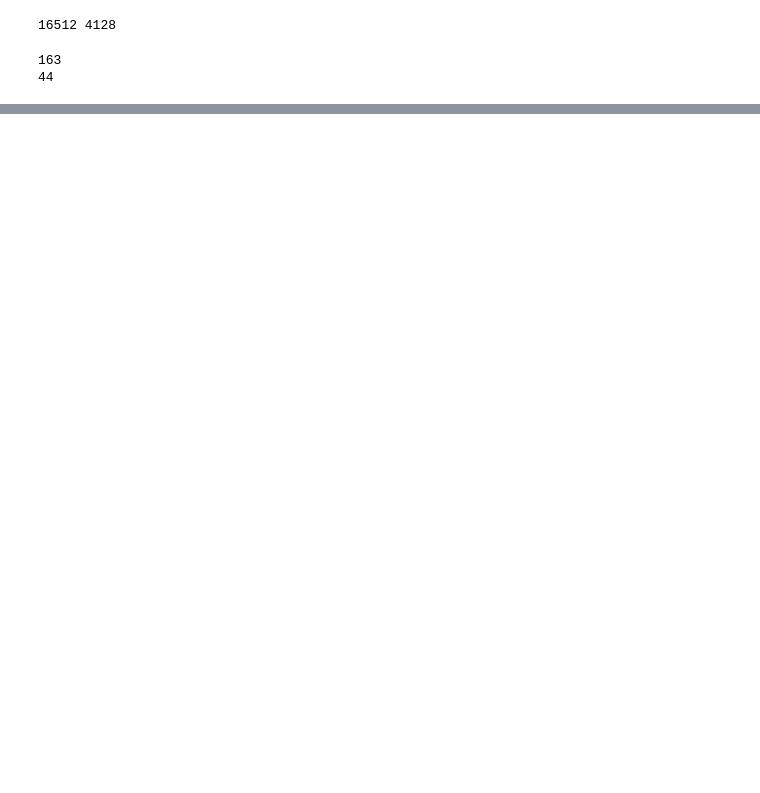
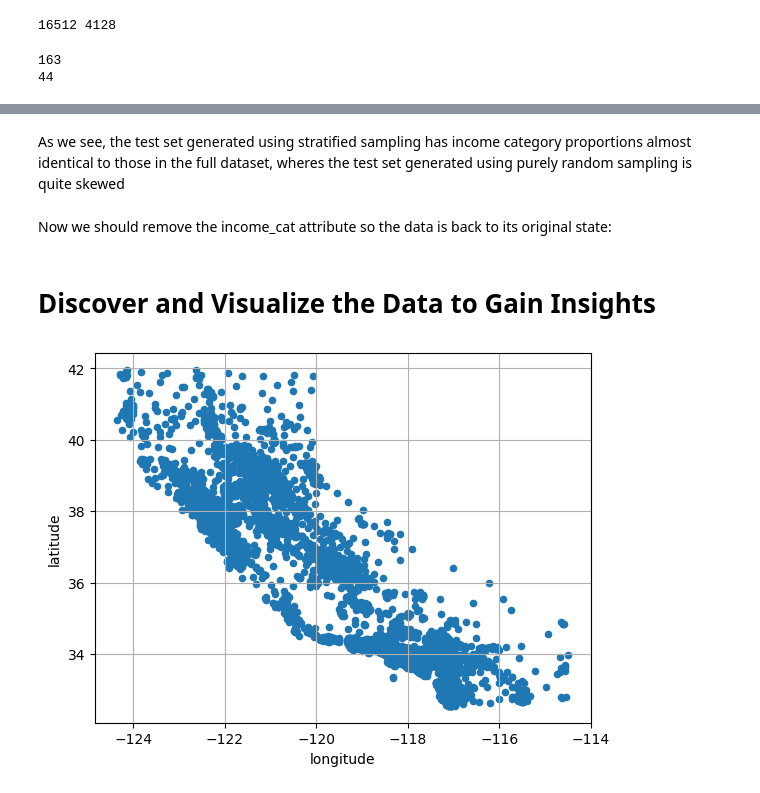
Before and after one commit to Flutevishnu/ML, a Jupyter notebook: End-to-end Machine Learning project.ipynb, the cells around one changed output, grey strips where cells are left out. Cells and saved outputs as stored; diff of their text form; code cells hidden in the pictures; blank space fills up the shorter version.

```diff
--- a/End-to-end Machine Learning project.ipynb
+++ b/End-to-end Machine Learning project.ipynb
@@ -169,0 +248,2 @@ print(test_set["total_bedrooms"].isnull().sum())
+# %%
+start_train_set, start_test_set = train_test_split(housing, test_size=0.2, stratify=housing["income_cat"], random_state=42)
@@ -169,0 +286,4 @@ print(test_set["total_bedrooms"].isnull().sum())
+# %% [markdown]
+As we see, the test set generated using stratified sampling has income category proportions almost identical to  those in  the full dataset, wheres the  test set generated using purely random sampling is quite skewed
+# %% [markdown]
+Now we should remove the income_cat attribute so the data is back to its original state:
@@ -169,0 +293,9 @@ print(test_set["total_bedrooms"].isnull().sum())
+# %% [markdown]
+# Discover and Visualize the Data to Gain Insights
+# %%
+housing = start_train_set.copy()
+# %%
+housing.plot(kind="scatter", x="longitude", y="latitude", grid=True)
+plt.show()
+# %% [output]
+[figure, added]
```
Also changed, not shown: parts of 24 cells of this notebook.
